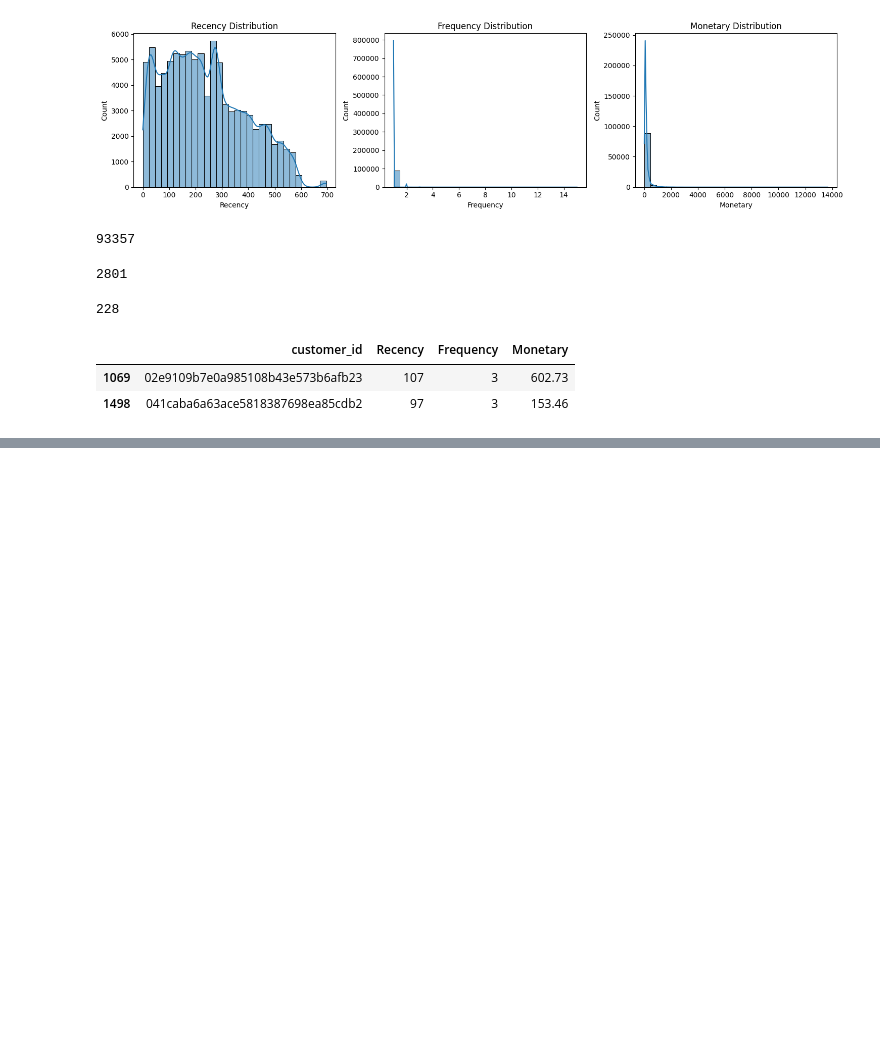
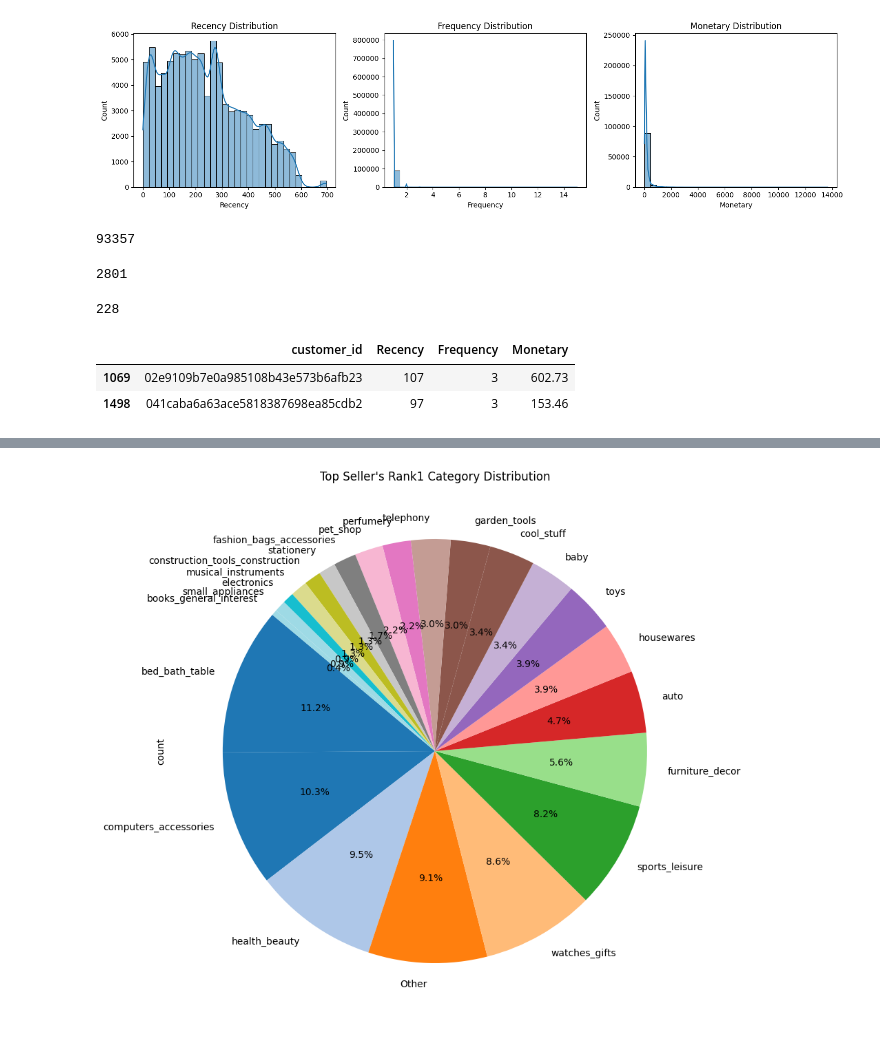
Before and after one commit to HyunsungRyu/Ecommerce_analysis, a Jupyter notebook: olist.ipynb, the cells around one changed output, grey strips where cells are left out. Cells and saved outputs as stored; diff of their text form; code cells hidden in the pictures; blank space fills up the shorter version.

```diff
--- a/olist.ipynb
+++ b/olist.ipynb
@@ -180,0 +179,9 @@ Index(['order_id', 'customer_id', 'product_id', 'review_score',
+# %%
+a = execute_query("""
+select
+    oi.seller_id, sum(oi.price) as total_sales
+from order_items oi
+group by oi.seller_id
+""")
+display(a.sort_values(by='total_sales', ascending=False).head(5))
+display(a['total_sales'].describe())
@@ -180,0 +246,15 @@ Index(['order_id', 'customer_id', 'product_id', 'review_score',
+# %%
+top_sellers = np.quantile(a['total_sales'], 0.90)
+seller_top = seller[seller['total_sales'] > top_sellers]
+# %%
+category_counts = seller['category_name'].value_counts(normalize=True)
+other = category_counts[category_counts <= 0.01].index
+df_plot = seller_top.copy()
+df_plot['category_grouped'] = df_plot['category_name'].apply(lambda x: 'Other' if x in other else x)
+
+plt.figure(figsize=(10, 10))
+df_plot['category_grouped'].value_counts().plot.pie(autopct='%1.1f%%', startangle=140, cmap='tab20')
+plt.title('Top Seller\'s Rank1 Category Distribution')
+plt.show()
+# %% [output]
+[figure, added]
```
Also changed, not shown: parts of 12 cells of this notebook.
